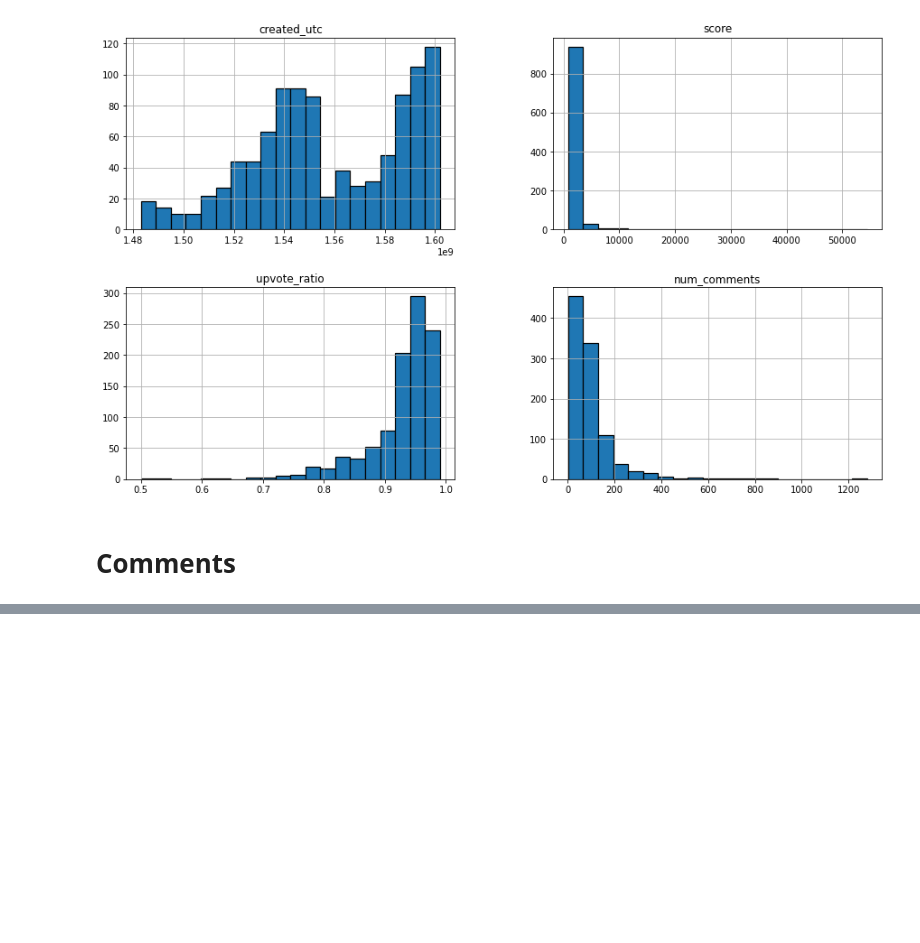
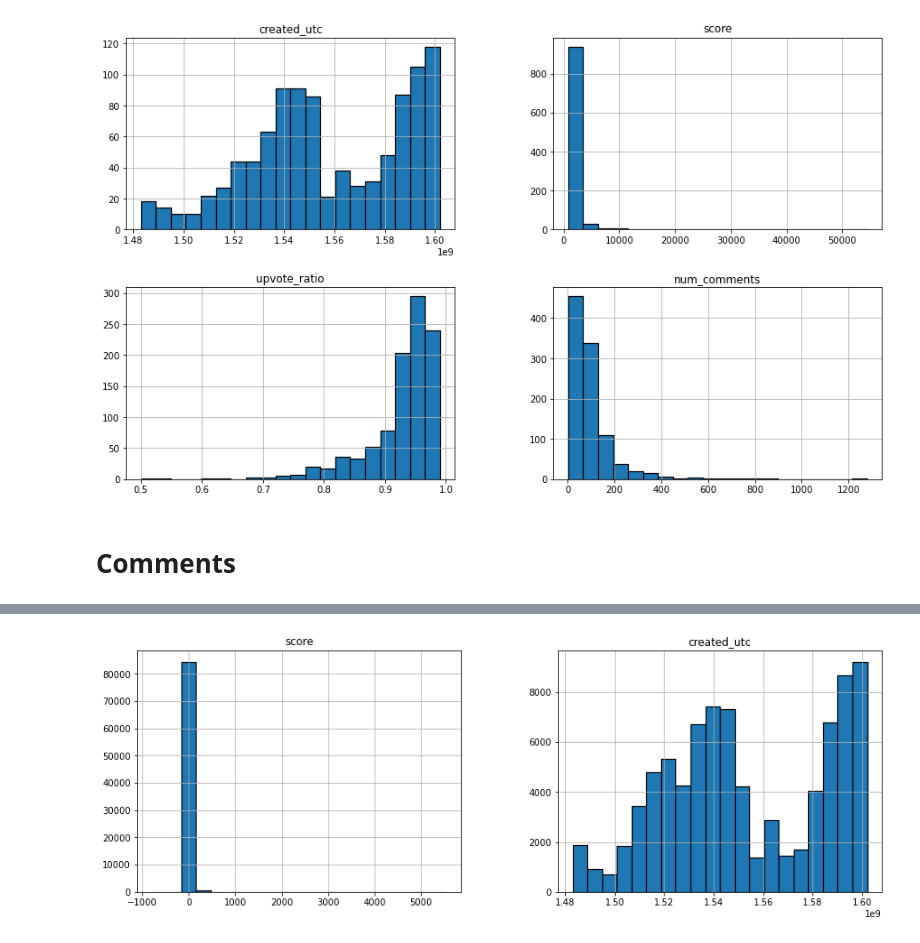
Before and after one commit to camlaedtke/CSCI_5523, a Jupyter notebook: Reddit r_democrats.ipynb, the cells around one changed output, grey strips where cells are left out. Saved outputs shown, nothing was run; the diff lists cells and outputs as text; code cells hidden in the pictures; blank space fills up the shorter version.

```diff
--- a/Reddit r_democrats.ipynb
+++ b/Reddit r_democrats.ipynb
@@ -132,0 +140,5 @@ None
+# %%
+comments.hist(figsize=(15,5), bins=20, edgecolor="black", linewidth=1.2)
+plt.show()
+# %% [output]
+[figure, added]
```
Also changed, not shown: parts of 15 cells of this notebook.
